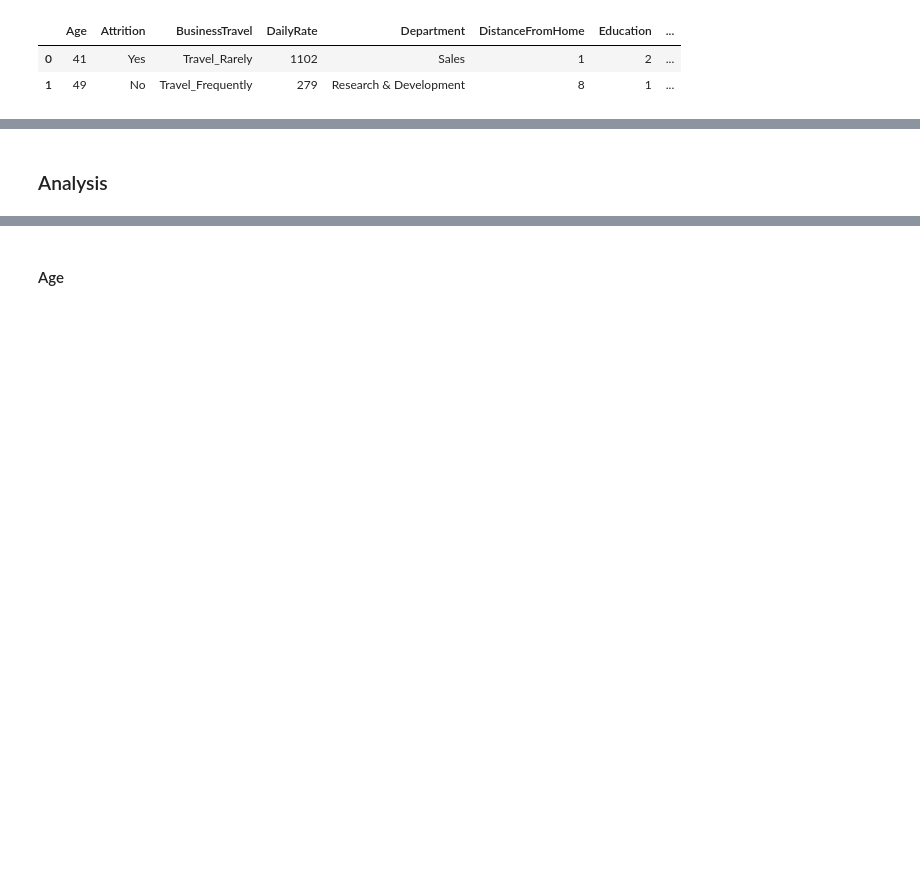
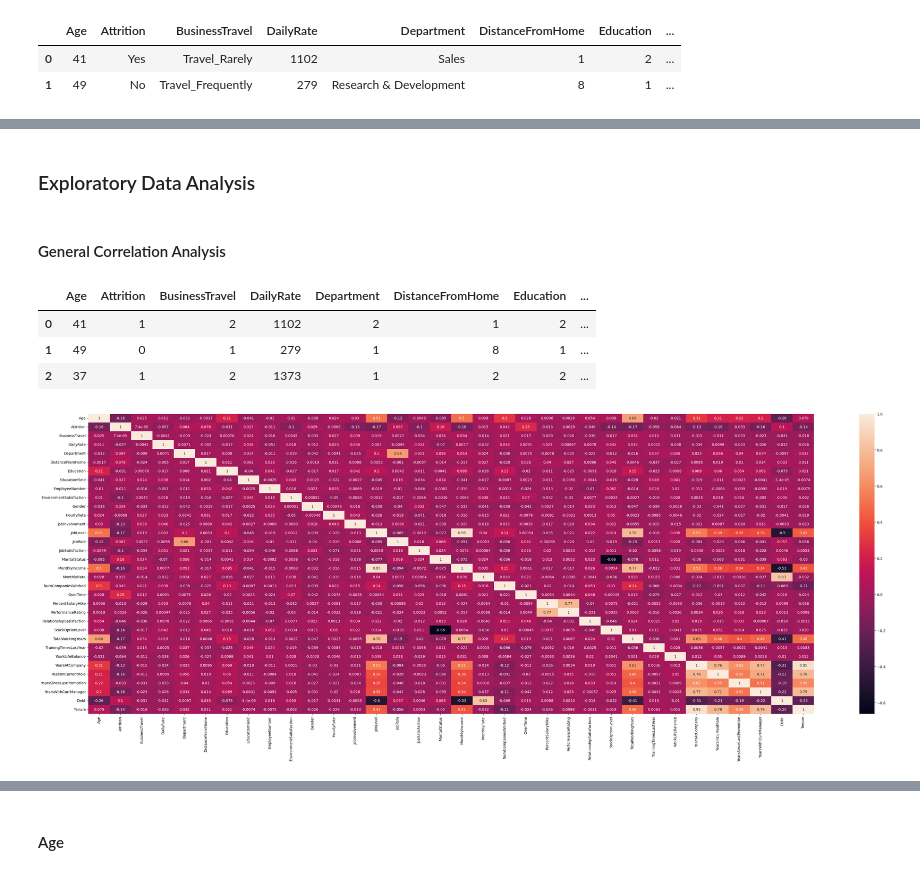
Before and after one commit to CreativeTob/InsightHQ, a Jupyter notebook: main.ipynb, the cells around one changed output, grey strips where cells are left out. Saved outputs shown, nothing was run; the diff lists cells and outputs as text; code cells hidden in the pictures; blank space fills up the shorter version.

```diff
--- a/main.ipynb
+++ b/main.ipynb
@@ -182,2 +210,27 @@ df.head(2)
 # %% [markdown]
-### Analysis
+### Exploratory Data Analysis
+# %% [markdown]
+#### General Correlation Analysis
+# %%
+df_copy = df.copy()
+
+for col in categorical_cols:
+    if col not in redundant_cols:
+        df_copy[col] = LabelEncoder().fit_transform(df_copy[col])
+
+df_copy.head(3)
+# %% [output]
+|  | Age | Attrition | BusinessTravel | DailyRate | Department | DistanceFromHome | Education | ... |
+| 0 | 41 | 1 | 2 | 1102 | 2 | 1 | 2 | ... |
+| 1 | 49 | 0 | 1 | 279 | 1 | 8 | 1 | ... |
+| 2 | 37 | 1 | 2 | 1373 | 1 | 2 | 2 | ... |
+# %%
+df_encoded_corr = df_copy.corr()
+
+plt.figure(figsize = (45, 15))
+
+sns.heatmap(df_encoded_corr, annot = True)
+
+plt.show()
+# %% [output]
+[figure, added]
```
Also changed, not shown: parts of 34 cells of this notebook.
